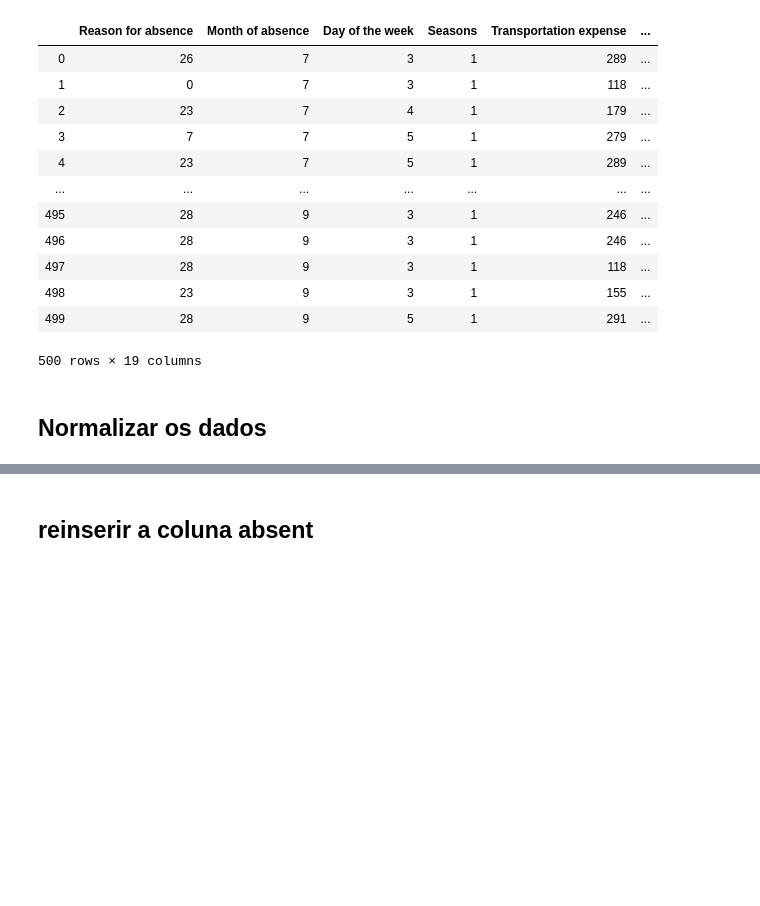
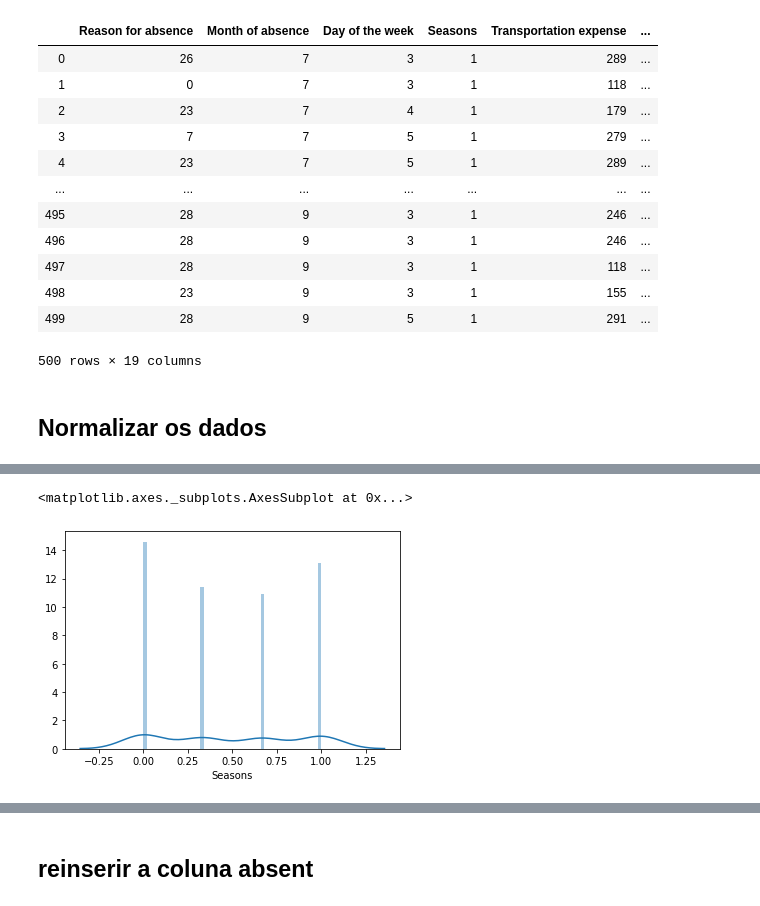
Before and after one commit to Rafaela897/SI19-20, a Jupyter notebook: AEC/trabalho2/Trabalho2.ipynb, the cells around one changed output, grey strips where cells are left out. Cells and saved outputs as stored; diff of their text form; code cells hidden in the pictures; blank space fills up the shorter version.

```diff
--- a/AEC/trabalho2/Trabalho2.ipynb
+++ b/AEC/trabalho2/Trabalho2.ipynb
@@ -124,0 +160,5 @@ X_test
+# %%
+sns.distplot(AbsentsX["Seasons"],bins=50)
+# %% [output]
+<matplotlib.axes._subplots.AxesSubplot at 0x...>
+[figure, added]
```
Also changed, not shown: parts of 43 cells of this notebook.
